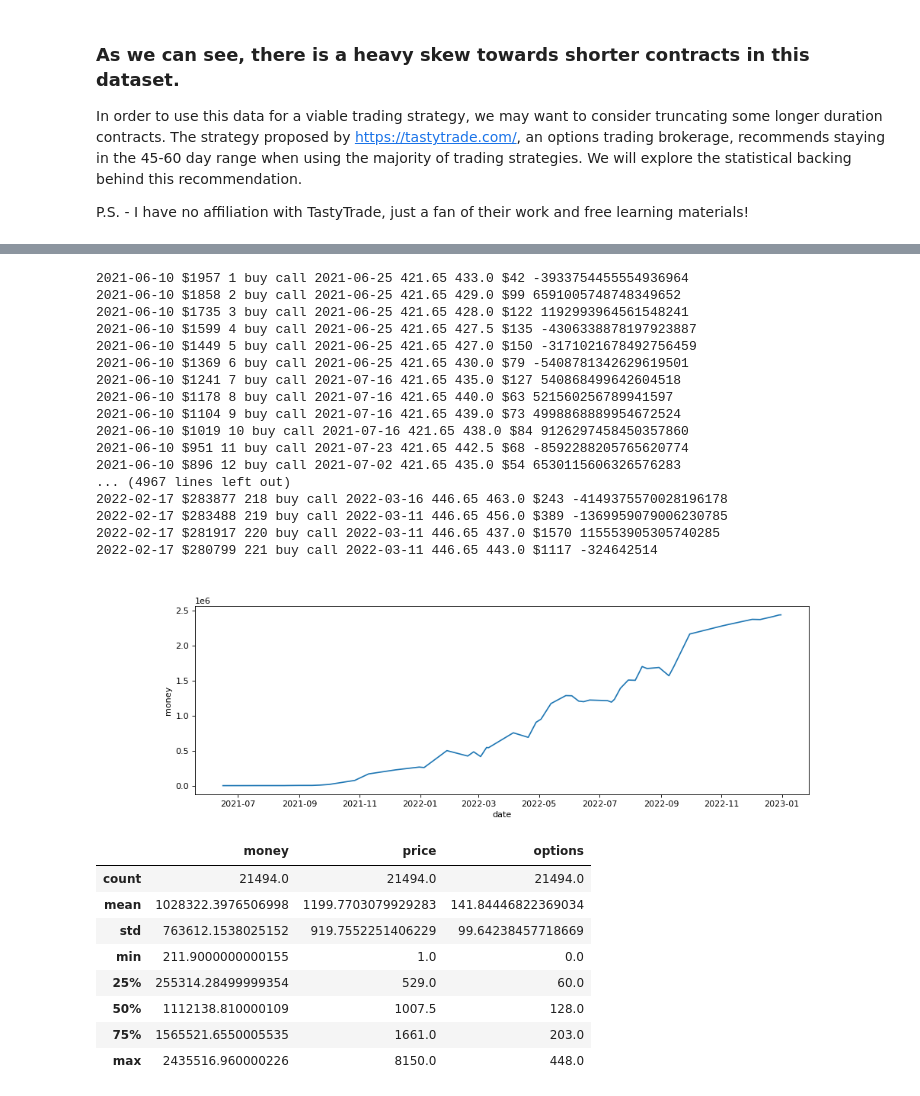
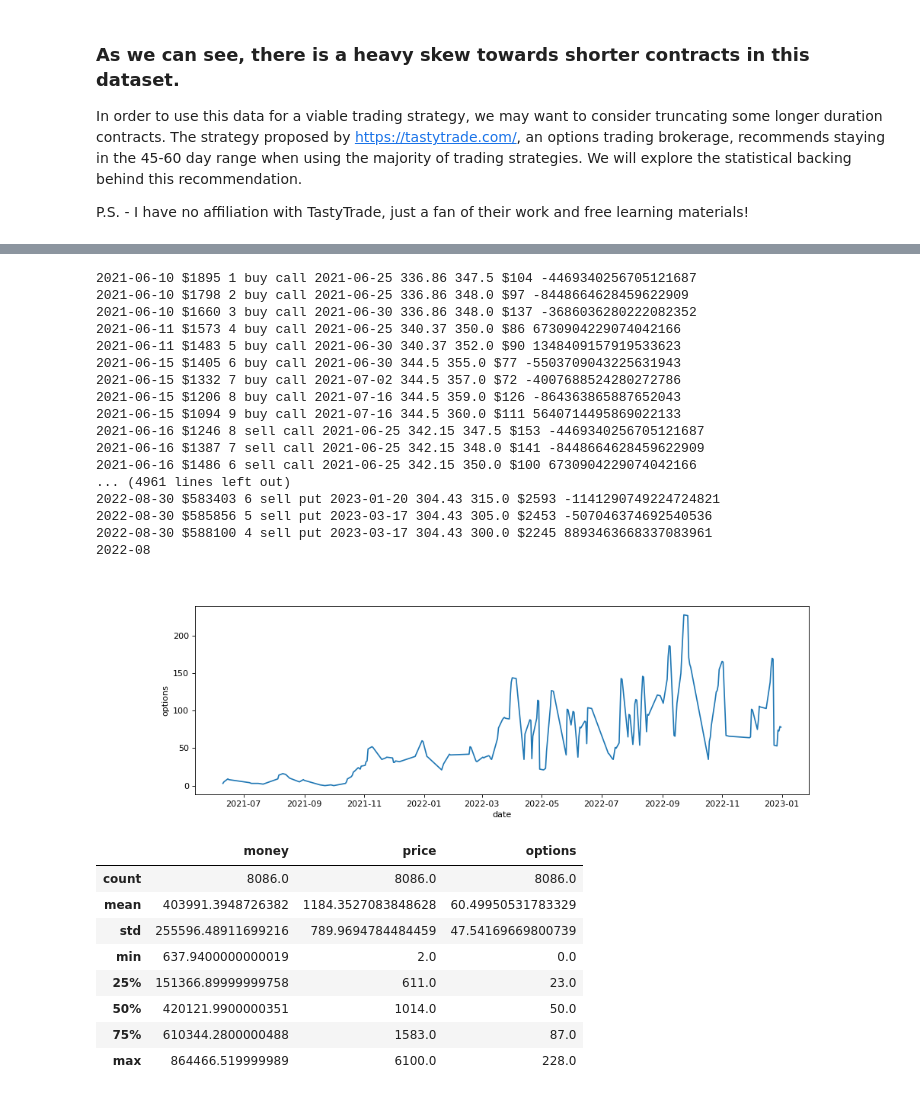
Before and after one commit to daneisburgh/invaas, a Jupyter notebook: notebooks/options-historical-test.ipynb, the cells around one changed output, grey strips where cells are left out. Saved outputs shown, nothing was run; the diff lists cells and outputs as text; code cells hidden in the pictures.

Commit message:
chore: update option historical test notebook

```diff
--- a/notebooks/options-historical-test.ipynb
+++ b/notebooks/options-historical-test.ipynb
@@ -10,8 +10,8 @@ pd.options.display.max_columns = 100
 pd.options.display.max_rows = 100
 
 dfs = []
-# directory_path = "data/qqq-options-data-2020-2022"
-directory_path = "data/spy-options-data-2020-2022"
+directory_path = "data/qqq-options-data-2020-2022"
+# directory_path = "data/spy-options-data-2020-2022"
 
 for dirname, _, filenames in os.walk(directory_path):
     for filename in filenames:
@@ -137,6 +137,8 @@ for column in ["close", "fear_greed_index", "RSI_14"]:
 
 # df_option_history = df_option_history.join(df_history, how="inner")
 df_option_history = df_option_history.join(df_history.drop(columns=["fear_greed_index"]), how="inner")
+df_option_history["index"] = df_option_history.index
+df_option_history.sort_values(by=["index", "EXPIRE_UNIX", "DTE", "STRIKE_DISTANCE_PCT"], inplace=True)
 
 df_option_history
 # %% [output]
@@ -268,7 +262,7 @@ for index, row in df_option_history.iterrows():
             and call_ask_price <= max_buy_price
             and money >= call_ask_price
             and len([x for x in owned_options if x["OPTION_ID"] == row.OPTION_ID]) == 0
-            # and len([x for x in owned_options if x["side"] == "call" and x["purchase_date"] == index_date]) == 0
+            # and len([x for x in owned_options if x["side"] == "call" and x["purchase_date"] == index_date]) <= 25
         ):
             money -= call_ask_price + contract_fee
             option_to_buy = row.to_dict()
@@ -294,7 +288,7 @@ for index, row in df_option_history.iterrows():
             and put_ask_price <= max_buy_price
             and money >= put_ask_price
             and len([x for x in owned_options if x["OPTION_ID"] == row.OPTION_ID]) == 0
-            # and len([x for x in owned_options if x["side"] == "put" and x["purchase_date"] == index_date]) == 0
+            # and len([x for x in owned_options if x["side"] == "put" and x["purchase_date"] == index_date]) <= 25
         ):
             money -= put_ask_price + contract_fee
             option_to_buy = row.to_dict()
@@ -317,20 +311,20 @@ for index, row in df_option_history.iterrows():
 print(f"Start money: ${start_money:.2f}")
 print(f"End money: ${money:.2f} ({(money-start_money)/start_money*100:.2f}%)")
 # %% [output]
-2021-06-10 $1957 1 buy call 2021-06-25 421.65 433.0 $42 -3933754455554936964
-2021-06-10 $1858 2 buy call 2021-06-25 421.65 429.0 $99 6591005748748349652
-2021-06-10 $1735 3 buy call 2021-06-25 421.65 428.0 $122 1192993964561548241
-2021-06-10 $1599 4 buy call 2021-06-25 421.65 427.5 $135 -4306338878197923887
-2021-06-10 $1449 5 buy call 2021-06-25 421.65 427.0 $150 -3171021678492756459
-2021-06-10 $1369 6 buy call 2021-06-25 421.65 430.0 $79 -5408781342629619501
-2021-06-10 $1241 7 buy call 2021-07-16 421.65 435.0 $127 540868499642604518
-2021-06-10 $1178 8 buy call 2021-07-16 421.65 440.0 $63 521560256789941597
-2021-06-10 $1104 9 buy call 2021-07-16 421.65 439.0 $73 4998868889954672524
-2021-06-10 $1019 10 buy call 2021-07-16 421.65 438.0 $84 9126297458450357860
-2021-06-10 $951 11 buy call 2021-07-23 421.65 442.5 $68 -8592288205765620774
-2021-06-10 $896 12 buy call 2021-07-02 421.65 435.0 $54 6530115606326576283
-... (4967 lines left out)
-2022-02-17 $283877 218 buy call 2022-03-16 446.65 463.0 $243 -4149375570028196178
-2022-02-17 $283488 219 buy call 2022-03-11 446.65 456.0 $389 -1369959079006230785
-2022-02-17 $281917 220 buy call 2022-03-11 446.65 437.0 $1570 115553905305740285
-2022-02-17 $280799 221 buy call 2022-03-11 446.65 443.0 $1117 -324642514
+2021-06-10 $1895 1 buy call 2021-06-25 336.86 347.5 $104 -4469340256705121687
+2021-06-10 $1798 2 buy call 2021-06-25 336.86 348.0 $97 -8448664628459622909
+2021-06-10 $1660 3 buy call 2021-06-30 336.86 348.0 $137 -3686036280222082352
+2021-06-11 $1573 4 buy call 2021-06-25 340.37 350.0 $86 6730904229074042166
+2021-06-11 $1483 5 buy call 2021-06-30 340.37 352.0 $90 1348409157919533623
+2021-06-15 $1405 6 buy call 2021-06-30 344.5 355.0 $77 -5503709043225631943
+2021-06-15 $1332 7 buy call 2021-07-02 344.5 357.0 $72 -4007688524280272786
+2021-06-15 $1206 8 buy call 2021-07-16 344.5 359.0 $126 -864363865887652043
+2021-06-15 $1094 9 buy call 2021-07-16 344.5 360.0 $111 5640714495869022133
+2021-06-16 $1246 8 sell call 2021-06-25 342.15 347.5 $153 -4469340256705121687
+2021-06-16 $1387 7 sell call 2021-06-25 342.15 348.0 $141 -8448664628459622909
+2021-06-16 $1486 6 sell call 2021-06-25 342.15 350.0 $100 6730904229074042166
+... (4961 lines left out)
+2022-08-30 $583403 6 sell put 2023-01-20 304.43 315.0 $2593 -1141290749224724821
+2022-08-30 $585856 5 sell put 2023-03-17 304.43 305.0 $2453 -507046374692540536
+2022-08-30 $588100 4 sell put 2023-03-17 304.43 300.0 $2245 8893463668337083961
+2022-08
@@ -337,26 +343,27 @@ print(f"End money: ${money:.2f} ({(money-start_money)/start_money*100:.2f}%)")
 # %%
 from matplotlib.pyplot import figure
 
 figure(figsize=(13, 4), dpi=80)
 
 df_trades = pd.DataFrame(trade_data)
-df_trades_plot = df_trades.loc[(df_trades["side"] == "sell") & (df_trades["options"] == 0)]
-# df_trades_plot = df_trades.groupby(["date"]).max("options").reset_index()
-field_to_plot = "money"
+# field_to_plot = "money"
+# df_trades_plot = df_trades.loc[(df_trades["side"] == "sell") & (df_trades["options"] == 0)]
+field_to_plot = "options"
+df_trades_plot = df_trades.groupby(["date"]).max("options").reset_index()
 plt.clf()
 plt.plot(pd.to_datetime(df_trades_plot["date"]), df_trades_plot[field_to_plot])
 plt.xlabel("date")
 plt.ylabel(field_to_plot)
 plt.show()
 df_trades.describe().astype(str)
 # %% [output]
-[figure, old version]
+[figure, new version]
 |  | money | price | options |
-| count | 21494.0 | 21494.0 | 21494.0 |
-| mean | 1028322.3976506998 | 1199.7703079929283 | 141.84446822369034 |
-| std | 763612.1538025152 | 919.7552251406229 | 99.64238457718669 |
-| min | 211.9000000000155 | 1.0 | 0.0 |
-| 25% | 255314.28499999354 | 529.0 | 60.0 |
-| 50% | 1112138.810000109 | 1007.5 | 128.0 |
-| 75% | 1565521.6550005535 | 1661.0 | 203.0 |
-| max | 2435516.960000226 | 8150.0 | 448.0 |
+| count | 8086.0 | 8086.0 | 8086.0 |
+| mean | 403991.3948726382 | 1184.3527083848628 | 60.49950531783329 |
+| std | 255596.48911699216 | 789.9694784484459 | 47.54169669800739 |
+| min | 637.9400000000019 | 2.0 | 0.0 |
+| 25% | 151366.89999999758 | 611.0 | 23.0 |
+| 50% | 420121.9900000351 | 1014.0 | 50.0 |
+| 75% | 610344.2800000488 | 1583.0 | 87.0 |
+| max | 864466.519999989 | 6100.0 | 228.0 |
```
Also changed, not shown: parts of 6 cells of this notebook.
